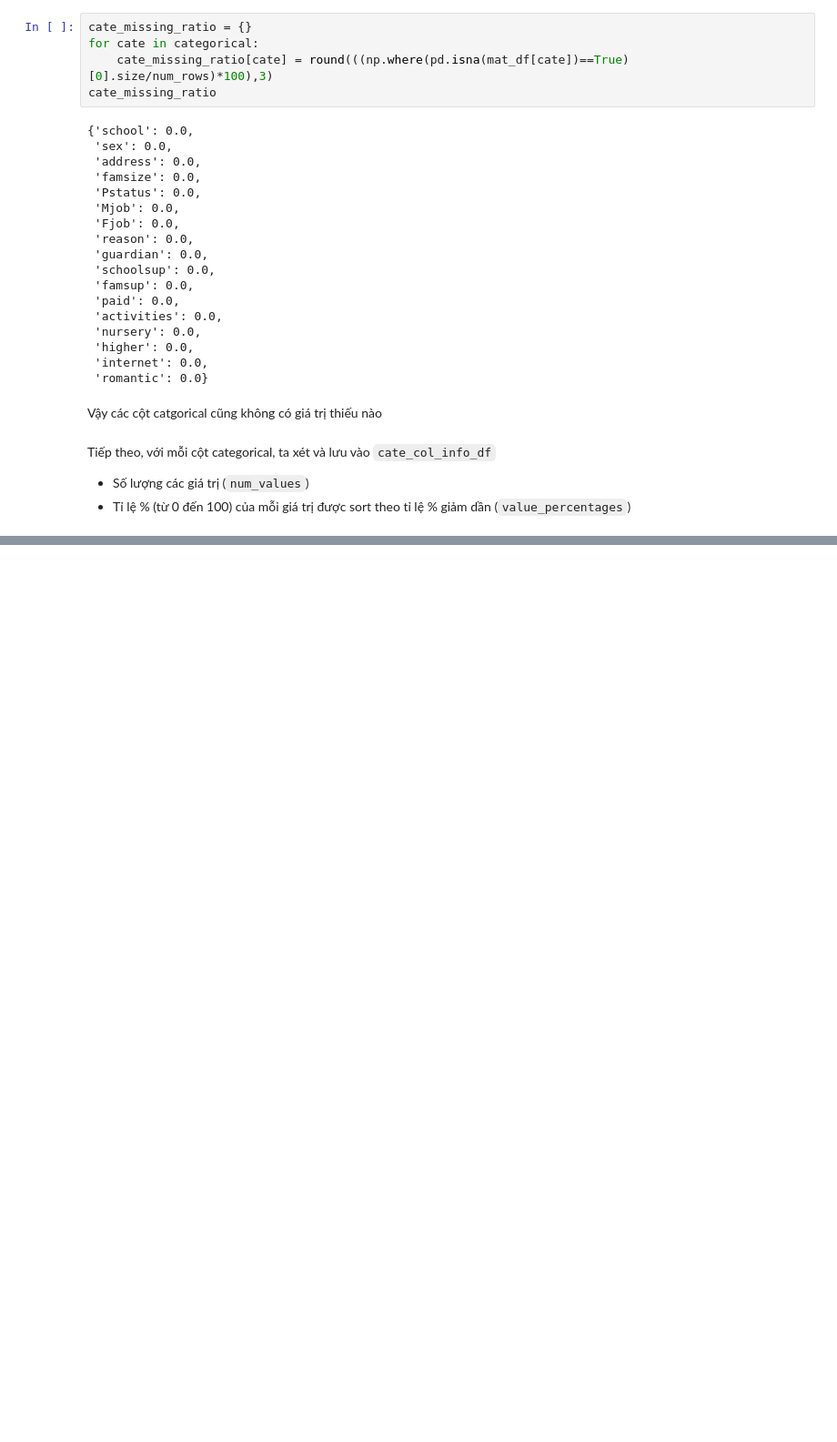
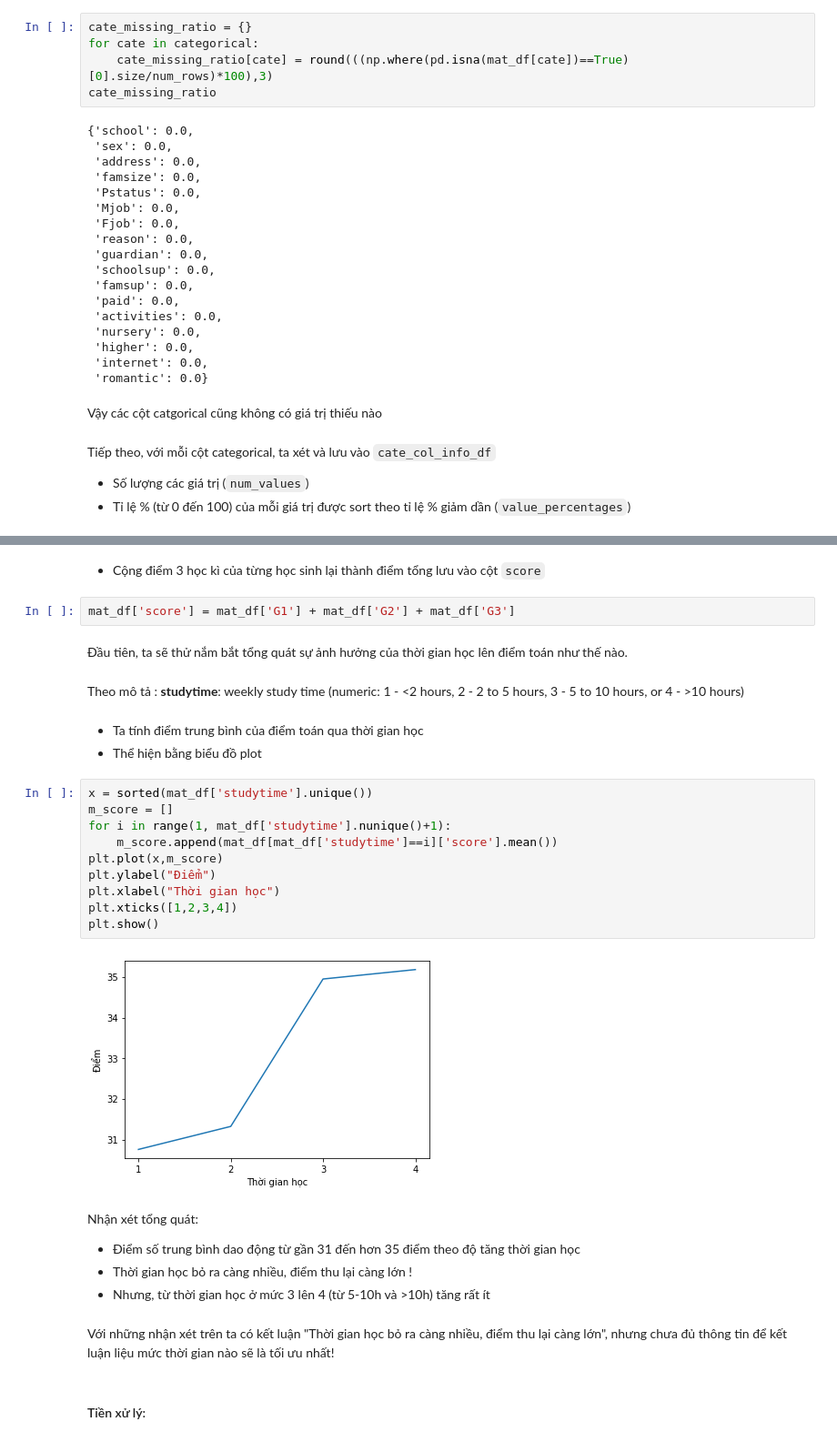
Before and after one commit to hotranvietcuong2001/P4DS_CQ19_FinalProject, a Jupyter notebook: student_performance.ipynb, the cells around one changed output, grey strips where cells are left out. Shown: that part at 91% size. Cells and saved outputs as stored; diff of their text form; blank space fills up the shorter version.

Commit message:
studytime to score

```diff
--- a/student_performance.ipynb
+++ b/student_performance.ipynb
@@ -262,0 +271,32 @@ cate_col_info_df
+# %% [markdown]
+- Cộng điểm 3 học kì của từng học sinh lại thành điểm tổng lưu vào cột `score`
+# %%
+mat_df['score'] = mat_df['G1'] + mat_df['G2'] + mat_df['G3']
+# %% [markdown]
+Đầu tiên, ta sẽ thử nắm bắt tổng quát sự ảnh hưởng của thời gian học lên điểm toán như thế nào.
+# %% [markdown]
+Theo mô tả : **studytime**: weekly study time (numeric: 1 - <2 hours, 2 - 2 to 5 hours, 3 - 5 to 10 hours, or 4 - >10 hours)
+# %% [markdown]
+- Ta tính điểm trung bình của điểm toán qua thời gian học
+- Thể hiện bằng biểu đồ plot
+# %%
+x = sorted(mat_df['studytime'].unique())
+m_score = []
+for i in range(1, mat_df['studytime'].nunique()+1):
+    m_score.append(mat_df[mat_df['studytime']==i]['score'].mean())
+plt.plot(x,m_score)
+plt.ylabel("Điểm")
+plt.xlabel("Thời gian học")
+plt.xticks([1,2,3,4])
+plt.show()
+# %% [output]
+[figure, added]
+# %% [markdown]
+Nhận xét tổng quát:
+- Điểm số trung bình dao động từ gần 31 đến hơn 35 điểm theo độ tăng thời gian học
+- Thời gian học bỏ ra càng nhiều, điểm thu lại càng lớn !
+- Nhưng, từ thời gian học ở mức 3 lên 4 (từ 5-10h và >10h) tăng rất ít
+# %% [markdown]
+Với những nhận xét trên ta có kết luận "Thời gian học bỏ ra càng nhiều, điểm thu lại càng lớn", nhưng chưa đủ thông tin để kết luận liệu mức thời gian nào sẽ là tối ưu nhất!
+# %% [markdown]
+#### Tiền xử lý:
```
Also changed, not shown: parts of 15 cells of this notebook.
